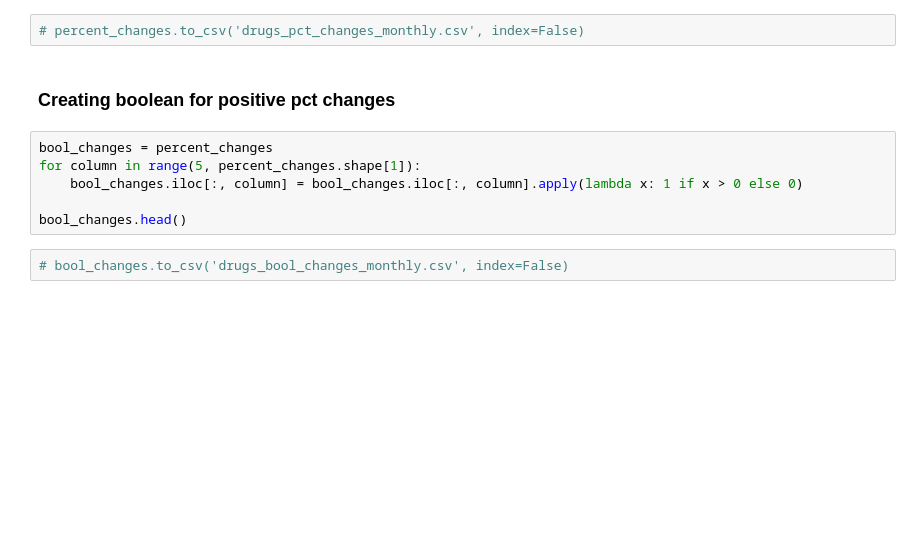
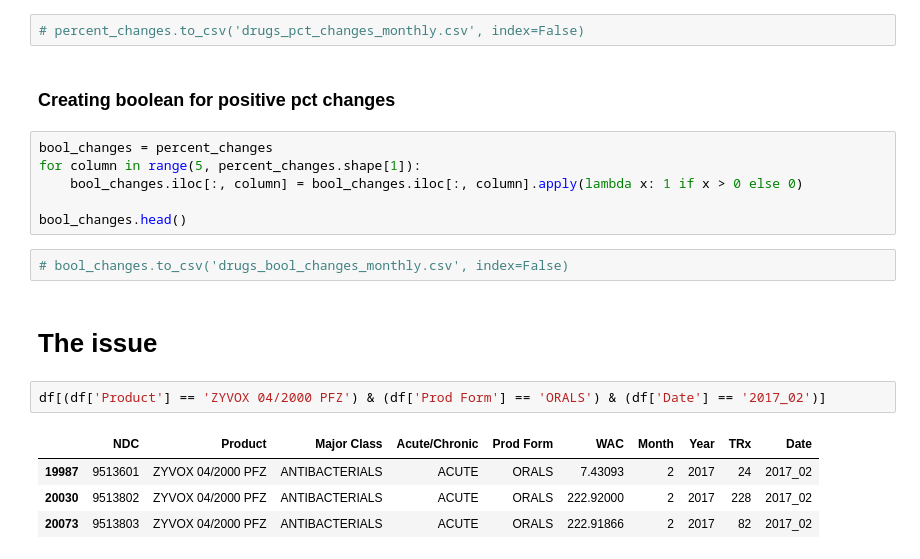
Before and after one commit to pauldoan/CBS_Nephron, a Jupyter notebook: Research/Price_changes.ipynb, the cells around one changed output. Drawn from its saved outputs; the diff is of its cells as text; blank space fills up the shorter version.

```diff
--- a/Research/Price_changes.ipynb
+++ b/Research/Price_changes.ipynb
@@ -93,3 +127,12 @@ for column in range(5, percent_changes.shape[1]):
 bool_changes.head()
 # %%
 # bool_changes.to_csv('drugs_bool_changes_monthly.csv', index=False)
+# %% [markdown]
+# The issue
+# %%
+df[(df['Product'] == 'ZYVOX 04/2000 PFZ') & (df['Prod Form'] == 'ORALS') & (df['Date'] == '2017_02')]
+# %% [output]
+|  | NDC | Product | Major Class | Acute/Chronic | Prod Form | WAC | Month | Year | TRx | Date |
+| 19987 | 9513601 | ZYVOX 04/2000 PFZ | ANTIBACTERIALS | ACUTE | ORALS | 7.43093 | 2 | 2017 | 24 | 2017_02 |
+| 20030 | 9513802 | ZYVOX 04/2000 PFZ | ANTIBACTERIALS | ACUTE | ORALS | 222.92000 | 2 | 2017 | 228 | 2017_02 |
+| 20073 | 9513803 | ZYVOX 04/2000 PFZ | ANTIBACTERIALS | ACUTE | ORALS | 222.91866 | 2 | 2017 | 82 | 2017_02 |
```
Also changed, not shown: parts of 13 cells of this notebook, 2 other files.
